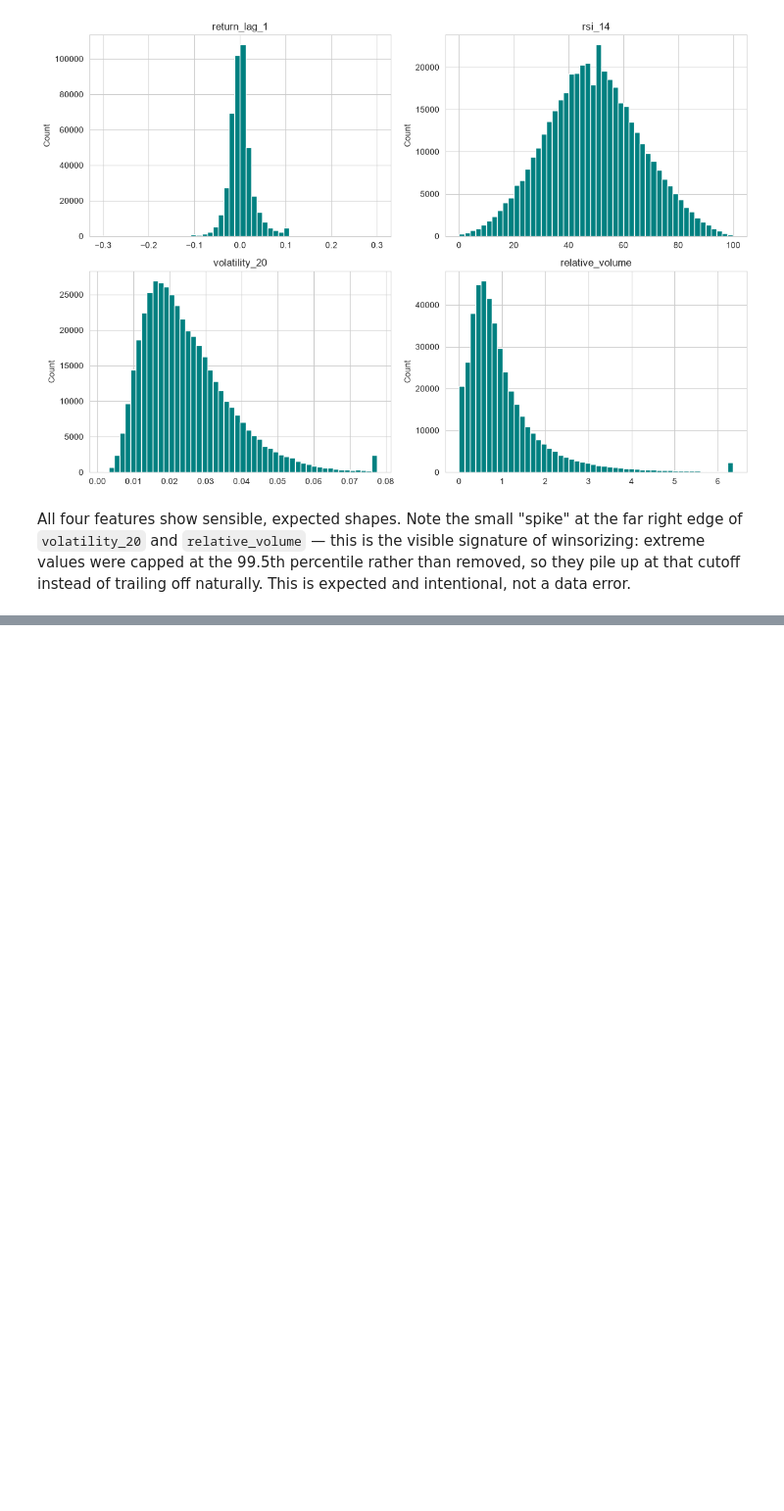
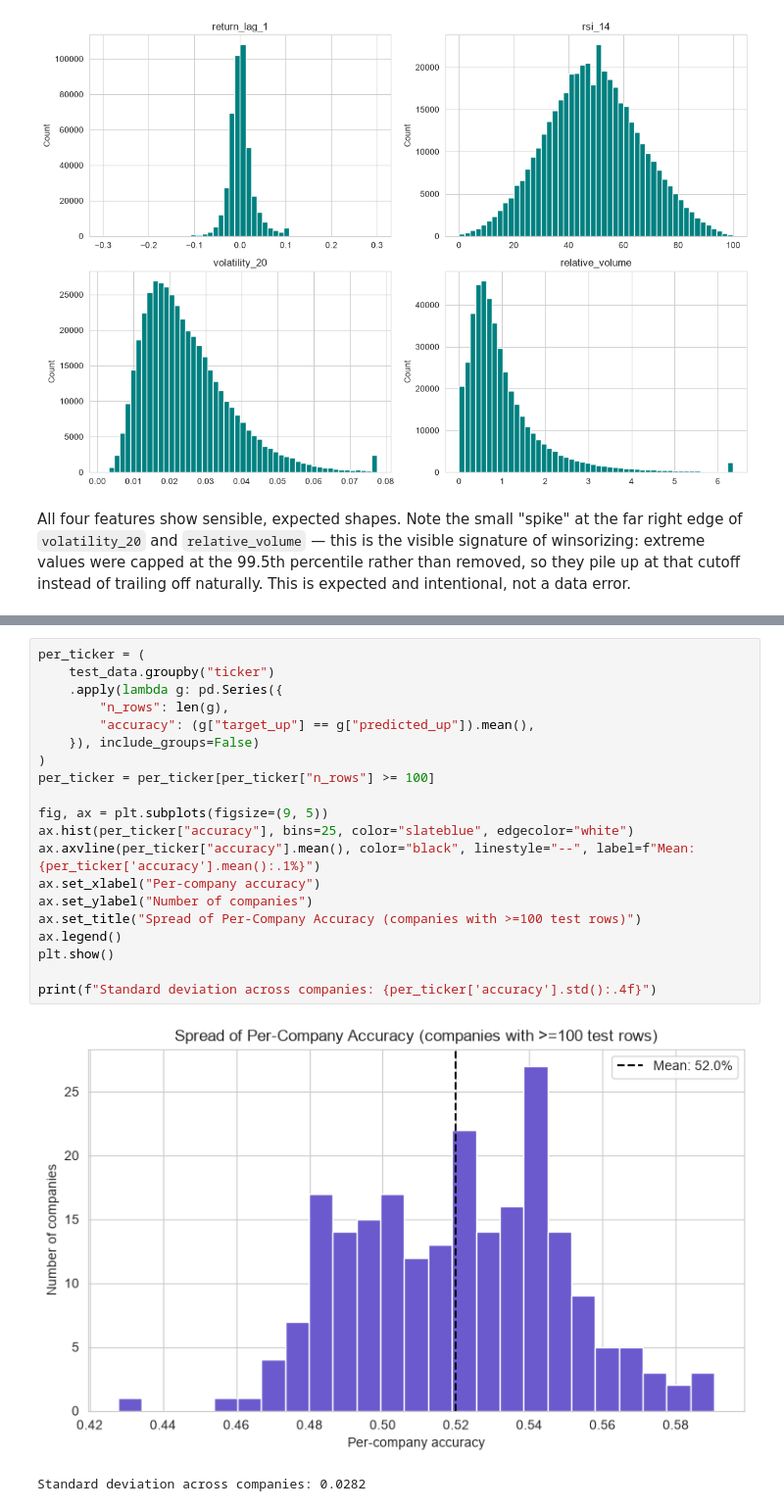
Before and after one commit to haritrijal-gif/nepse-direction-predictor, a Jupyter notebook: notebooks/eda_and_modeling.ipynb, the cells around one changed output, grey strips where cells are left out. Shown at 98% size. Saved outputs shown, nothing was run; the diff lists cells and outputs as text; blank space fills up the shorter version.

```diff
--- a/notebooks/eda_and_modeling.ipynb
+++ b/notebooks/eda_and_modeling.ipynb
@@ -173,0 +245,23 @@ SyntaxError: unexpected character after line continuation character (4278446649.
+# %%
+per_ticker = (
+    test_data.groupby("ticker")
+    .apply(lambda g: pd.Series({
+        "n_rows": len(g),
+        "accuracy": (g["target_up"] == g["predicted_up"]).mean(),
+    }), include_groups=False)
+)
+per_ticker = per_ticker[per_ticker["n_rows"] >= 100]
+
+fig, ax = plt.subplots(figsize=(9, 5))
+ax.hist(per_ticker["accuracy"], bins=25, color="slateblue", edgecolor="white")
+ax.axvline(per_ticker["accuracy"].mean(), color="black", linestyle="--", label=f"Mean: {per_ticker['accuracy'].mean():.1%}")
+ax.set_xlabel("Per-company accuracy")
+ax.set_ylabel("Number of companies")
+ax.set_title("Spread of Per-Company Accuracy (companies with >=100 test rows)")
+ax.legend()
+plt.show()
+
+print(f"Standard deviation across companies: {per_ticker['accuracy'].std():.4f}")
+# %% [output]
+[figure, added]
+Standard deviation across companies: 0.0282
```
Also changed, not shown: parts of 10 cells of this notebook.
